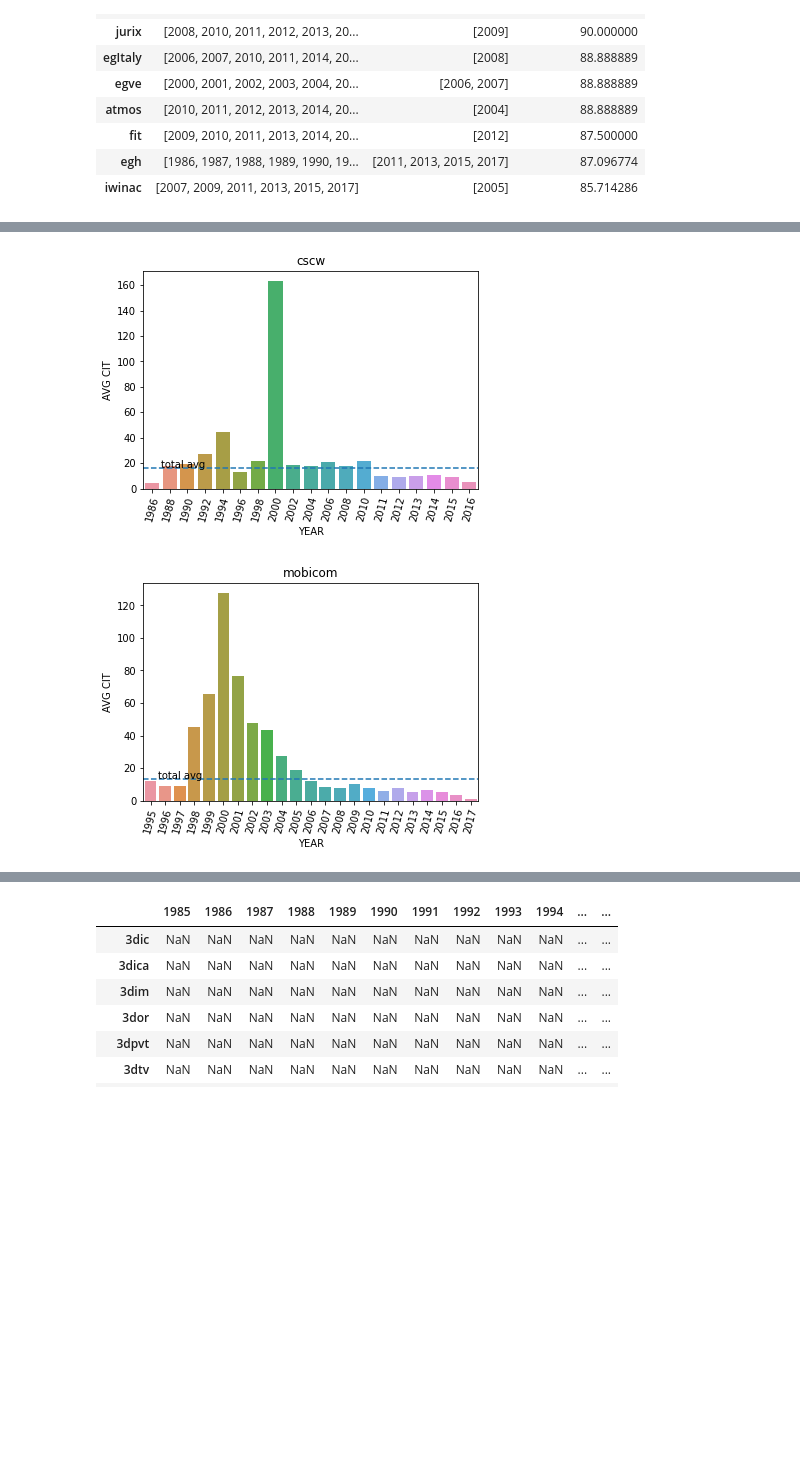
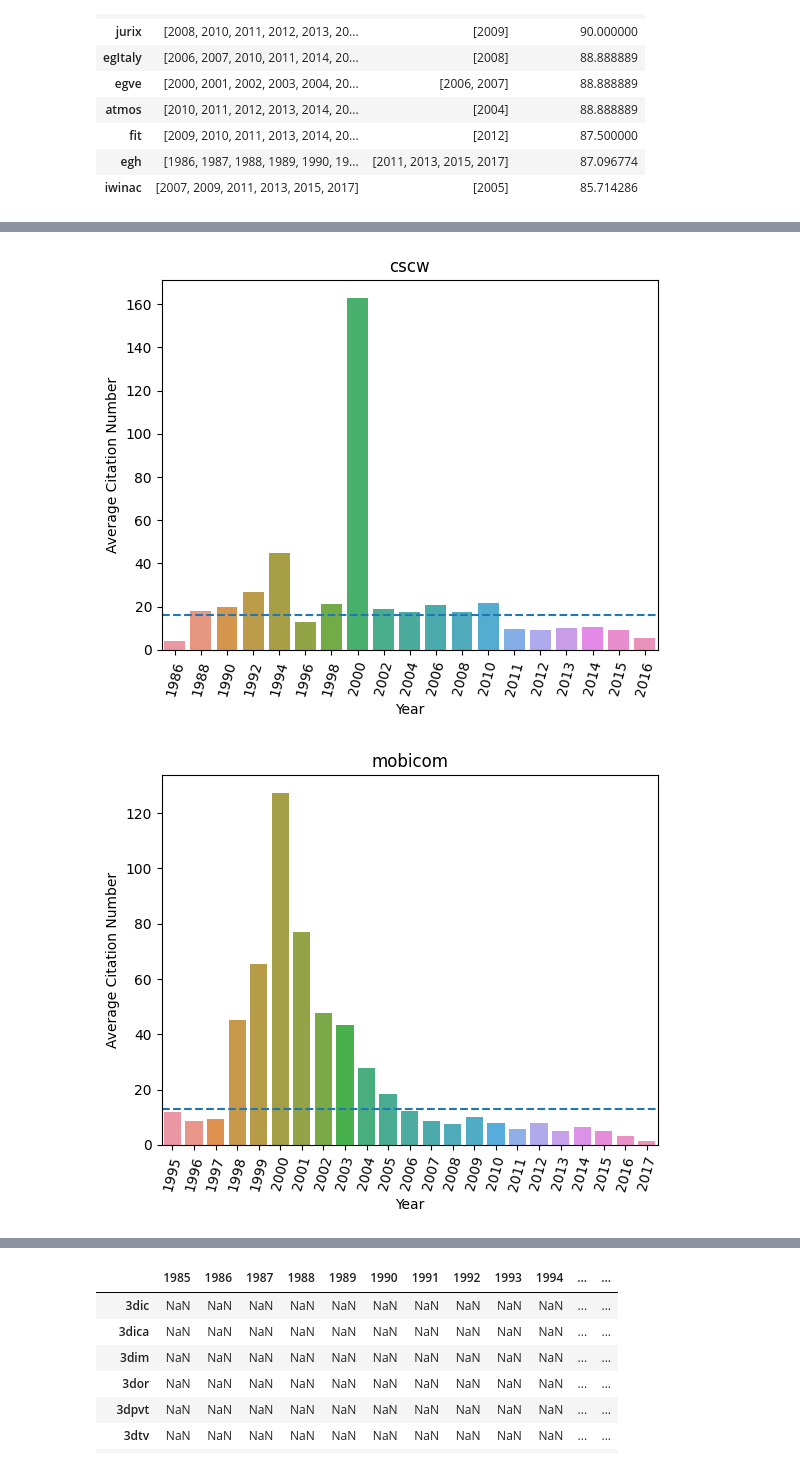
Before and after one commit to lbedogni/conftur, a Jupyter notebook: final.ipynb, the cells around one changed output, grey strips where cells are left out. Cells and saved outputs as stored; diff of their text form; code cells hidden in the pictures; blank space fills up the shorter version.

```diff
--- a/final.ipynb
+++ b/final.ipynb
@@ -11,7 +11,7 @@ from bs4 import BeautifulSoup
 from scipy import stats
 no_exe=False
 #plt.style.use('fivethirtyeight')
-#plt.style.use('seaborn-colorblind')
+plt.style.use('seaborn-colorblind')
 # %%
 #Carico i dati sui qui andrò a lavorare
 path_file=r'/Users/lbedogni/Google Drive/UNIMORE/conferences_popularity'
@@ -346,9 +346,10 @@ def draw_avg_cit_graph(conf_name):
     plot = sns.barplot(x=list(dict_avg_cit_conference[conf_name].keys()), y=list(dict_avg_cit_conference[conf_name].values()))
     plot.set_xticklabels(plot.get_xticklabels(), rotation=75)
     plot.set_title(conf_name)
-    plot.set(xlabel='YEAR', ylabel='AVG CIT')
+    plot.set(xlabel='Year', ylabel='Average Citation Number')
     plot.axhline(df_conference.at[conf_name,'CIT AVG'], ls='--')
-    plot.text(0.5,int(df_conference.at[conf_name,'CIT AVG'])+0.2, "total avg")
+    #plot.text(0.5,int(df_conference.at[conf_name,'CIT AVG'])+0.2, "total avg")
+    plt.savefig(f'charts/example_avg_{conf_name}.png')
 # %%
 #Implemento una funzione che dato in input il nome della conferenza disegna il grafico con l'andamento delle citazioni medie
 #negli anni
@@ -356,7 +357,8 @@ def draw_tot_cit_graph(conf_name):
     plot = sns.barplot(x=list(dict_cit_conference[conf_name].keys()), y=list(dict_cit_conference[conf_name].values()))
     plot.set_xticklabels(plot.get_xticklabels(), rotation=75)
     plot.set_title(conf_name)
-    plot.set(xlabel='YEAR', ylabel='CIT')
+    plot.set(xlabel='Year', ylabel='Total Citation Number')
+    plt.savefig(f'charts/example_tot_{conf_name}.png')
 # %%
 #Ora non ci resta che capire quali sono le conferenze più interessanti da analizzare
 #Sicuramente la top 10 delle conferenze per citazioni totali e citazioni medie ma anche la top 10 delle conferenze che
@@ -373,0 +376,13 @@ TOP 10 PER NUMERO DI EDIZIONI: ['sigir', 'pods', 'icalp', 'siggraph', 'sigmetric
+# %%
+#_ = df_conf_evolution[_df_conf_evolution[]]
+_ = df_conf_evolution.loc[['icccn','icc','iwcmc']]
+_
+plt.style.use('default')
+
+#Stampo i grafici di alcune conferenze tra le più alte citazioni medie
+for row,col in _.iterrows():
+    #Controllo che ci siano stati un numero minino di edizioni, perché il grafico ha senso se possiamo paragonare
+    #diverse edizioni della stessa conferenza
+    plt.figure(row)
+    draw_avg_cit_graph(row)
+    draw_tot_cit_graph(row)
@@ -483,9 +502,9 @@ df_min_max.head(10)
 # %%
 #Stampo il grafico dell'andamento delle citazioni medie negli anni delle prime 4 conferenze con maggior differenza tra
 #anno migliore e peggiore
-for row,col in list(df_min_max.head(10).iterrows())[0:2]:
+for row,col in list(df_min_max.head(10).iterrows())[0:10]:
     plt.figure(row)
     draw_avg_cit_graph(row)
 # %% [output]
-[figure, old version]
+[figure, new version]
-[figure, old version]
+[figure, new version]
```
Also changed, not shown: parts of 55 cells of this notebook.
